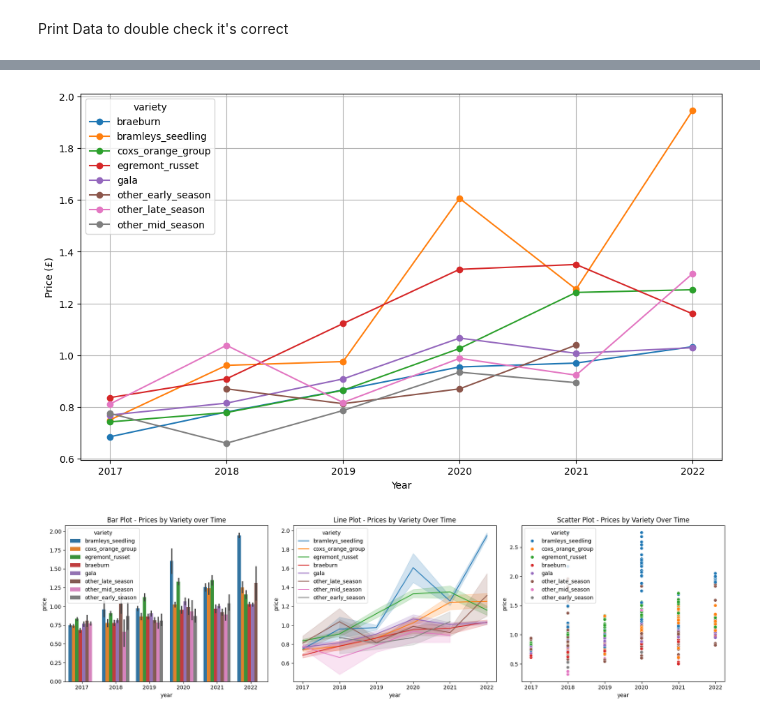
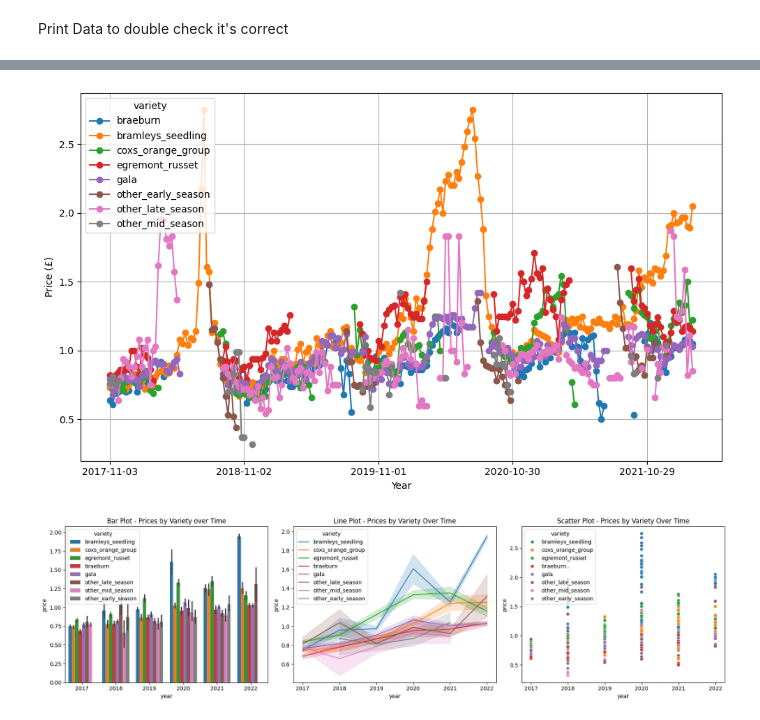
Before and after one commit to Khoi412/Capstone_Project_Fruit_Veg_Prices_UK, a Jupyter notebook: jupyter_notebooks/DataVisuals.ipynb, the cells around one changed output, grey strips where cells are left out. Drawn from its saved outputs; the diff is of its cells as text; code cells hidden in the pictures.

```diff
--- a/jupyter_notebooks/DataVisuals.ipynb
+++ b/jupyter_notebooks/DataVisuals.ipynb
@@ -83,16 +83,16 @@ df.head(10)
 # %%
 # Filter data for apples only
 apples = df[df['item'] == 'apples'].copy()
-# create a pivot table showing price by variety and year
-apples_pivot = apples.pivot_table(index='year', columns='variety', values='price', aggfunc='mean')
+# create a pivot table showing price by variety
+apples_pivot = apples.pivot_table(index='date', columns='variety', values='price', aggfunc='mean')
 apples_pivot.plot(figsize=(10,6), marker='o')
 plt.ylabel('Price (£)')
 plt.xlabel('Year')
 plt.grid(True)
 plt.tight_layout()
 plt.show()
 # %% [output]
-[figure, old version]
+[figure, new version]
 # %%
 # Seaborn plots
 fig, axs = plt.subplots(1, 3, figsize=(18, 5))  # 1 row, 3 columns
```
Also changed, not shown: parts of 2 cells of this notebook, 1 other file.
